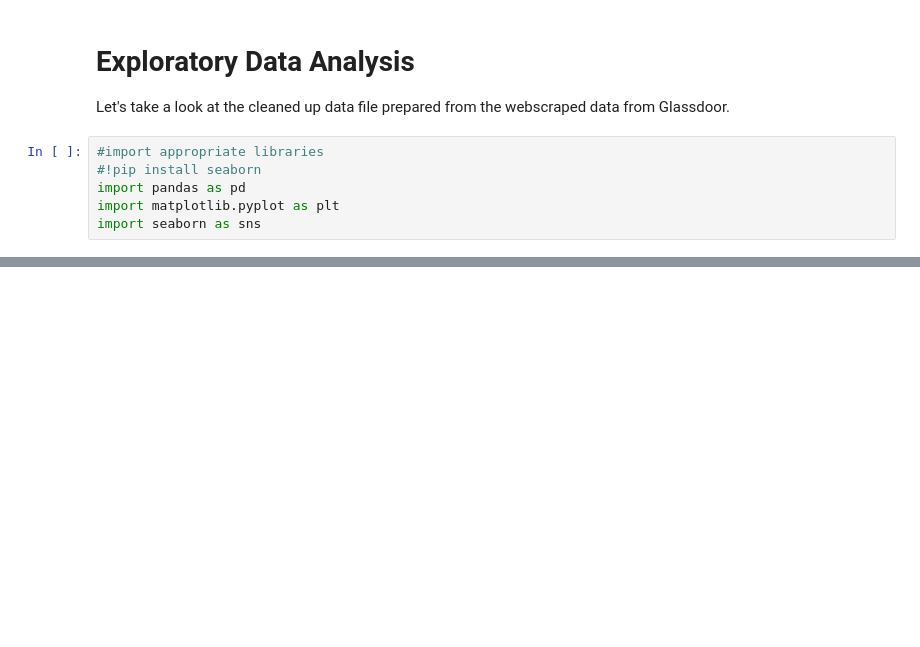
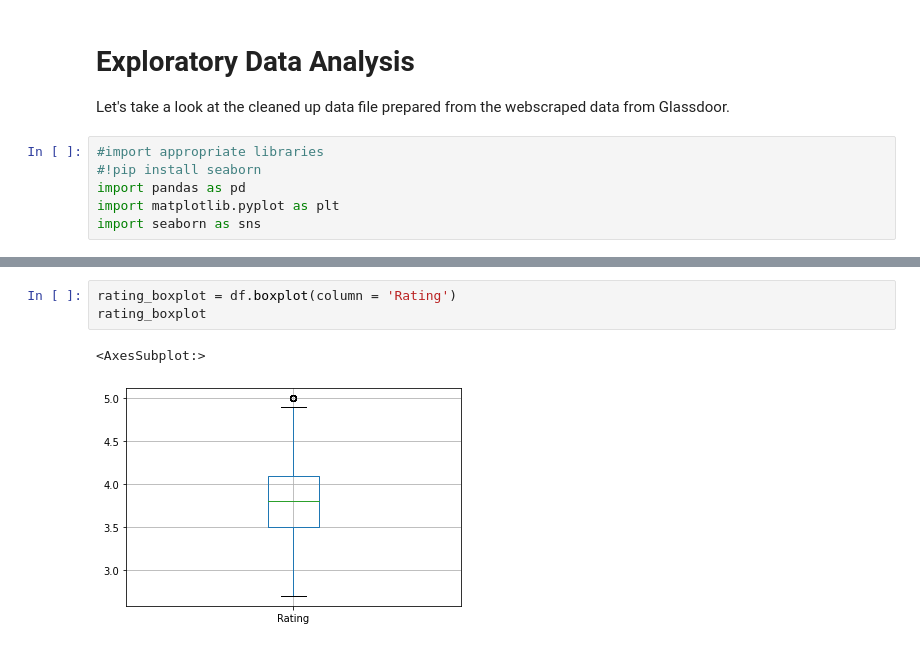
Before and after one commit to markfarrugia29/Webscraping-and-analysis-projects, a Jupyter notebook: Glassdoor_webscraper/Jupyter_notebooks/EDA_webscraper.ipynb, the cells around one changed output, grey strips where cells are left out. Cells and saved outputs as stored; diff of their text form; blank space fills up the shorter version.

```diff
--- a/Glassdoor_webscraper/Jupyter_notebooks/EDA_webscraper.ipynb
+++ b/Glassdoor_webscraper/Jupyter_notebooks/EDA_webscraper.ipynb
@@ -12,0 +59,6 @@ df = pd.read_csv('DA_data_cleaned.csv')
+# %%
+rating_boxplot = df.boxplot(column = 'Rating')
+rating_boxplot
+# %% [output]
+<AxesSubplot:>
+[figure, added]
```
Also changed, not shown: parts of 30 cells of this notebook, 3 other files.
